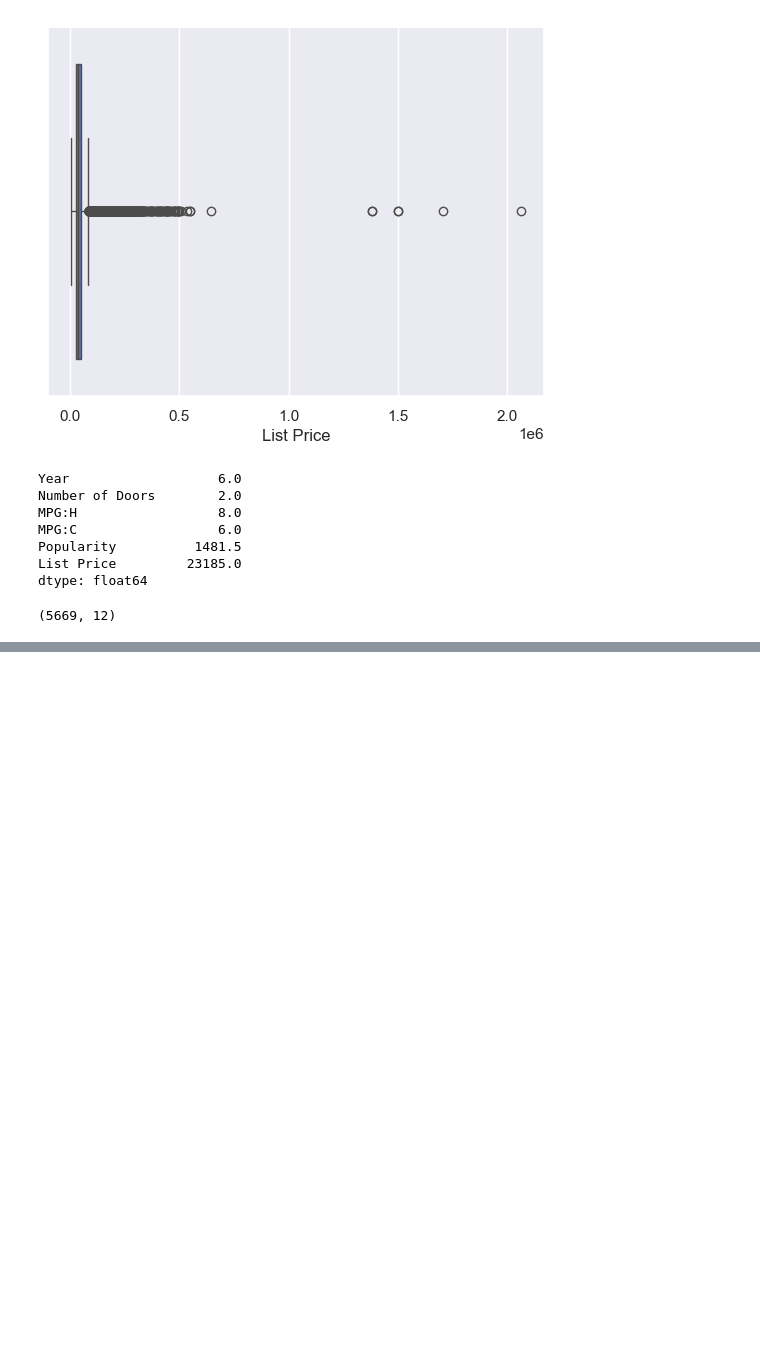
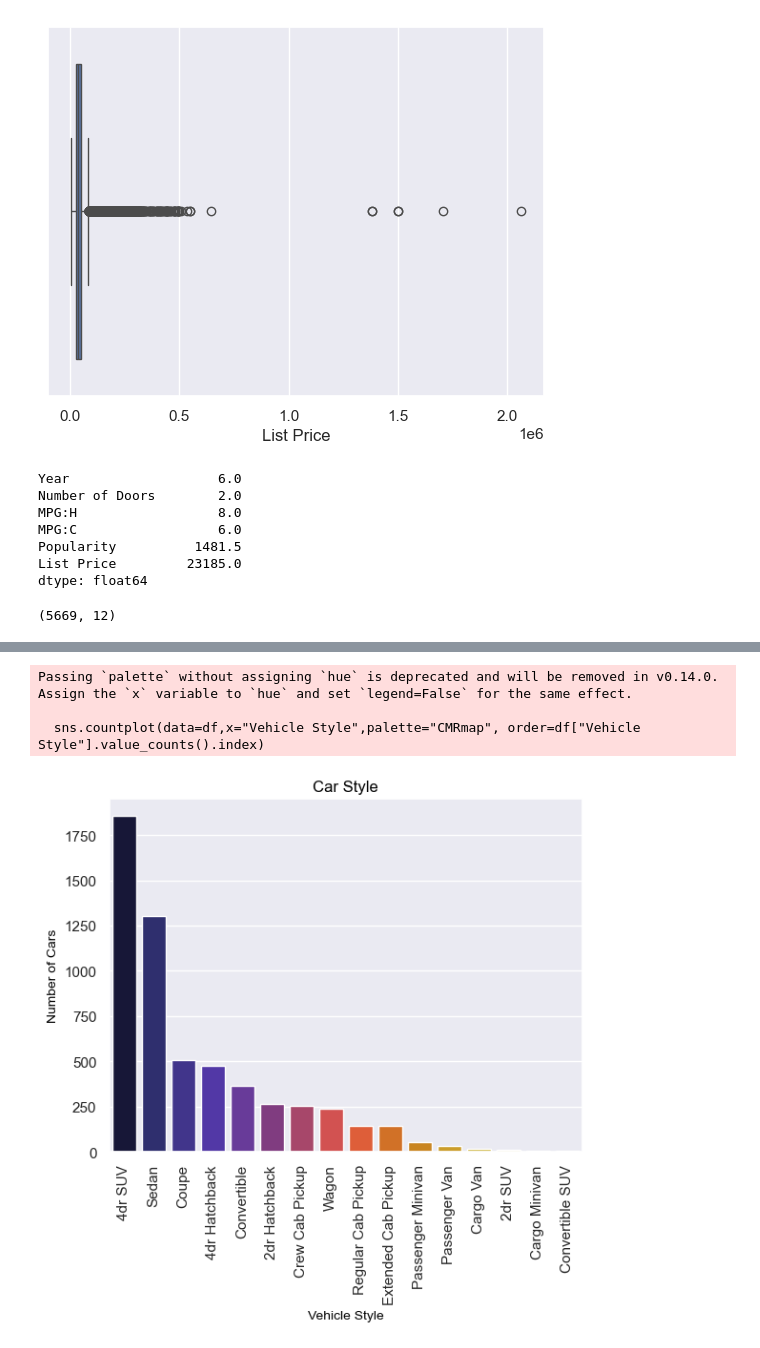
Before and after one commit to LaureaYue/SEIS-Group-4-Project, a Jupyter notebook: project4-group2.ipynb, the cells around one changed output, grey strips where cells are left out. Cells and saved outputs as stored; diff of their text form; code cells hidden in the pictures; blank space fills up the shorter version.

```diff
--- a/project4-group2.ipynb
+++ b/project4-group2.ipynb
@@ -187,0 +204,13 @@ df.shape
+# %%
+# Most popular Vehicle Style
+sns.countplot(data=df,x="Vehicle Style",palette="CMRmap", order=df["Vehicle Style"].value_counts().index)
+plt.xticks(rotation=90)
+plt.xlabel("Vehicle Style",fontsize=10,color="black")
+plt.ylabel("Number of Cars",fontsize=10,color="black")
+plt.title("Car Style",color="black")
+plt.show()
+# %% [output]
+Passing `palette` without assigning `hue` is deprecated and will be removed in v0.14.0. Assign the `x` variable to `hue` and set `legend=False` for the same effect.
+
+  sns.countplot(data=df,x="Vehicle Style",palette="CMRmap", order=df["Vehicle Style"].value_counts().index)
+[figure, added]
```
Also changed, not shown: parts of 1 cell of this notebook.
